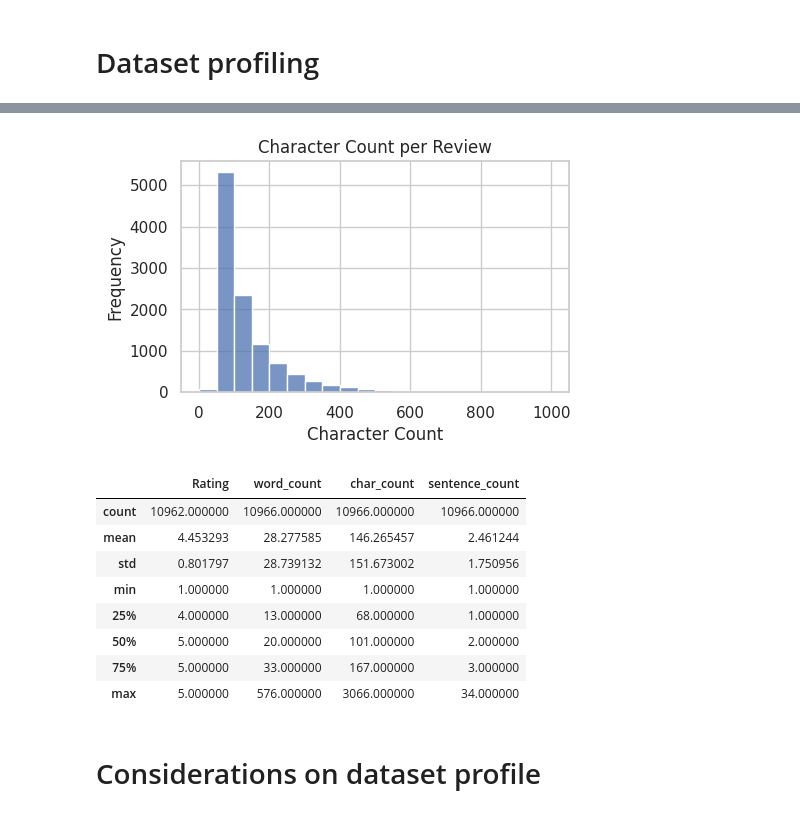
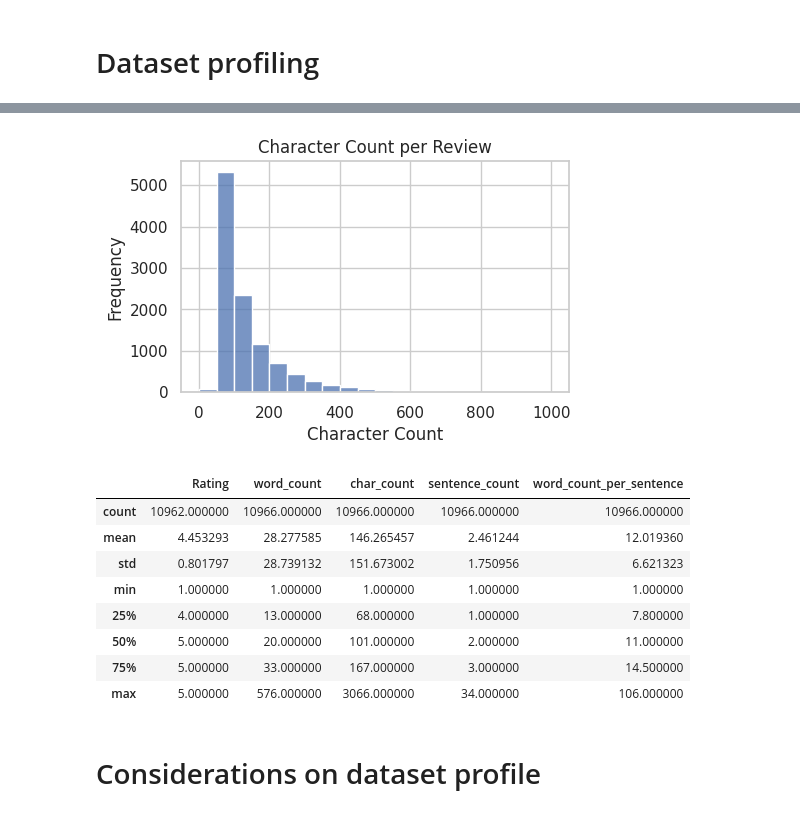
Before and after one commit to zxb-97/NLP1, a Jupyter notebook: NLPproject.ipynb, the cells around one changed output, grey strips where cells are left out. Cells and saved outputs as stored; diff of their text form; code cells hidden in the pictures.

```diff
--- a/NLPproject.ipynb
+++ b/NLPproject.ipynb
@@ -120,6 +120,7 @@ import nltk
 import matplotlib.pyplot as plt
 import seaborn as sns
 
+# This library contains the sent_tokenize function
 nltk.download('punkt')
 
 '''
@@ -135,6 +136,9 @@ df['char_count'] = df['cleaned_review_text'].apply(len)
 
 # Compute sentence count
 df['sentence_count'] = df['cleaned_review_text'].apply(lambda x: len(sent_tokenize(x)))
+
+# Word count per sentence
+df['word_count_per_sentence'] = df['word_count'] / df['sentence_count']
 
 
 
@@ -166,13 +170,13 @@ df.describe()
 [figure]
-|  | Rating | word_count | char_count | sentence_count |
-| count | 10962.000000 | 10966.000000 | 10966.000000 | 10966.000000 |
-| mean | 4.453293 | 28.277585 | 146.265457 | 2.461244 |
-| std | 0.801797 | 28.739132 | 151.673002 | 1.750956 |
-| min | 1.000000 | 1.000000 | 1.000000 | 1.000000 |
-| 25% | 4.000000 | 13.000000 | 68.000000 | 1.000000 |
-| 50% | 5.000000 | 20.000000 | 101.000000 | 2.000000 |
-| 75% | 5.000000 | 33.000000 | 167.000000 | 3.000000 |
-| max | 5.000000 | 576.000000 | 3066.000000 | 34.000000 |
+|  | Rating | word_count | char_count | sentence_count | word_count_per_sentence |
+| count | 10962.000000 | 10966.000000 | 10966.000000 | 10966.000000 | 10966.000000 |
+| mean | 4.453293 | 28.277585 | 146.265457 | 2.461244 | 12.019360 |
+| std | 0.801797 | 28.739132 | 151.673002 | 1.750956 | 6.621323 |
+| min | 1.000000 | 1.000000 | 1.000000 | 1.000000 | 1.000000 |
+| 25% | 4.000000 | 13.000000 | 68.000000 | 1.000000 | 7.800000 |
+| 50% | 5.000000 | 20.000000 | 101.000000 | 2.000000 | 11.000000 |
+| 75% | 5.000000 | 33.000000 | 167.000000 | 3.000000 | 14.500000 |
+| max | 5.000000 | 576.000000 | 3066.000000 | 34.000000 | 106.000000 |
 # %% [markdown]
 # Considerations on dataset profile
 # %% [markdown]
```
Also changed, not shown: parts of 33 cells of this notebook.
